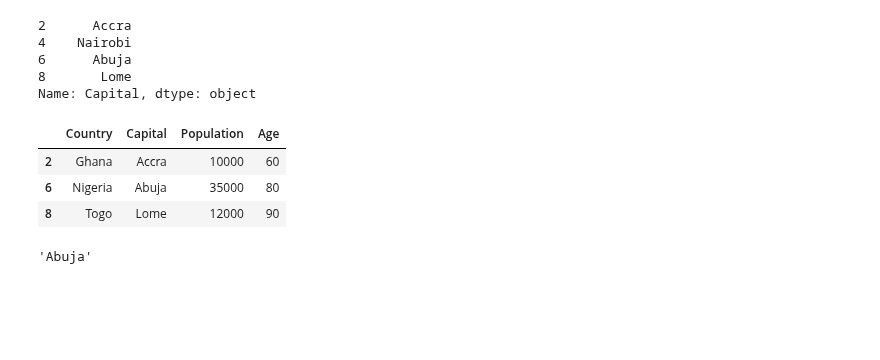
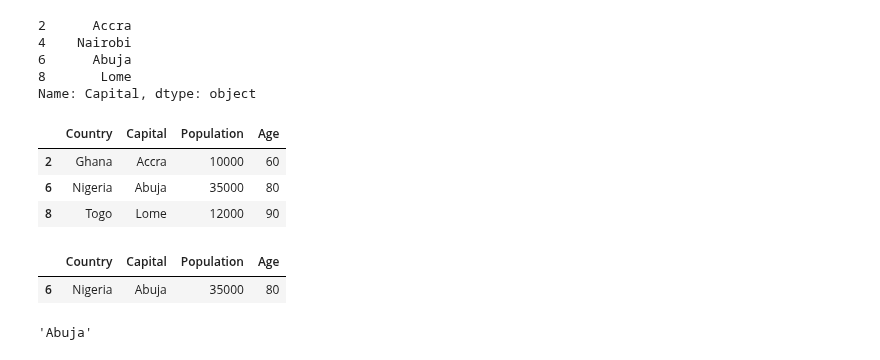
Before and after one commit to Njeri-Gitome/DS_Track, a Jupyter notebook: Introduction_to_Python_for_Machine_Learning.ipynb, the cells around one changed output. Saved outputs shown, nothing was run; the diff lists cells and outputs as text; code cells hidden in the pictures; blank space fills up the shorter version.

```diff
--- a/Introduction_to_Python_for_Machine_Learning.ipynb
+++ b/Introduction_to_Python_for_Machine_Learning.ipynb
@@ -734,6 +734,12 @@ df[df["Population"]>8500]
 | 2 | Ghana | Accra | 10000 | 60 |
 | 6 | Nigeria | Abuja | 35000 | 80 |
 | 8 | Togo | Lome | 12000 | 90 |
+# %%
+#Select the country Nigeria
+df[df['Country']=='Nigeria']
+# %% [output]
+|  | Country | Capital | Population | Age |
+| 6 | Nigeria | Abuja | 35000 | 80 |
 # %%
 #at at iat retreive single values values.
 #at uses column and row labels.
```
